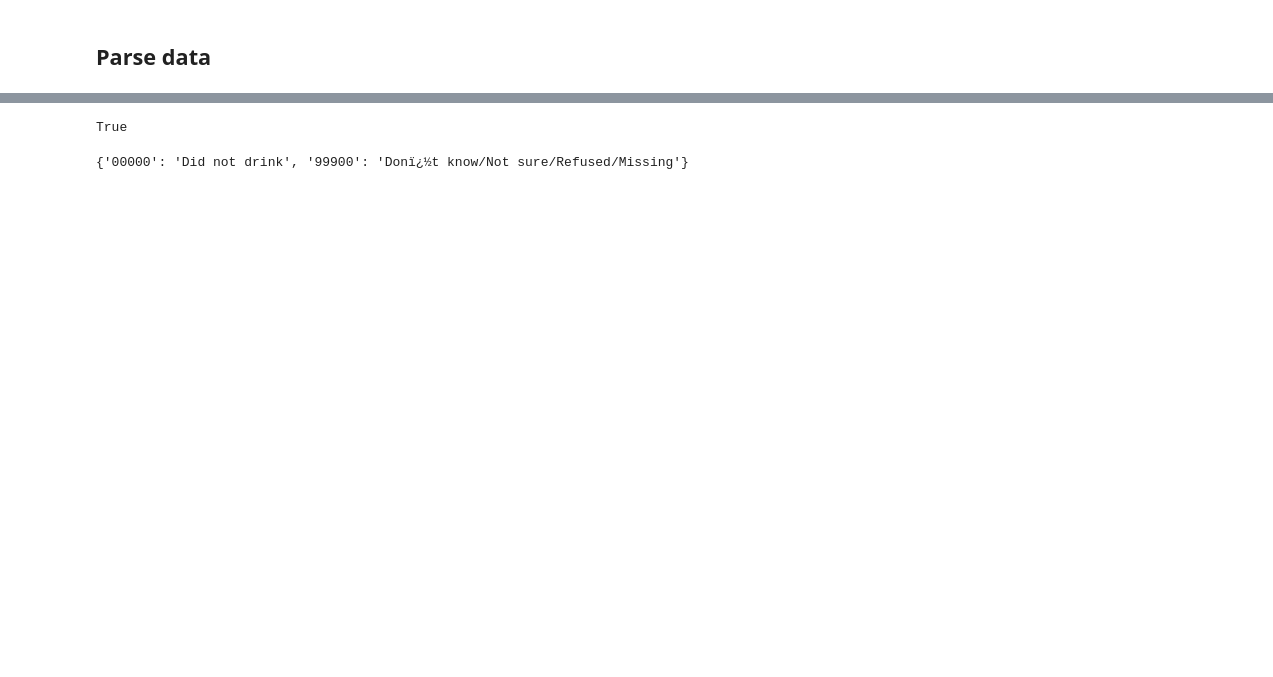
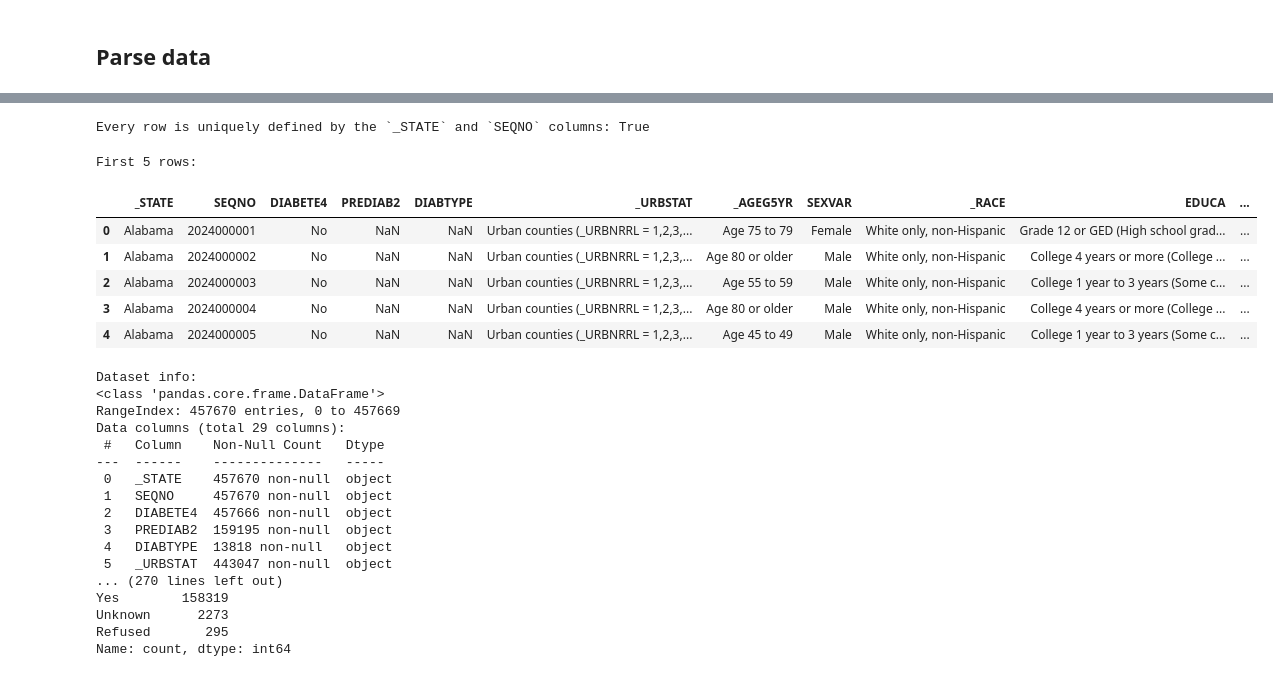
Before and after one commit to frederick-douglas-pearce/BRFSS-diabetes-2024, a Jupyter notebook: parse_raw_data.ipynb, the cells around one changed output, grey strips where cells are left out. Saved outputs shown, nothing was run; the diff lists cells and outputs as text; code cells hidden in the pictures; blank space fills up the shorter version.

```diff
--- a/parse_raw_data.ipynb
+++ b/parse_raw_data.ipynb
@@ -426,4 +417,4 @@ Name: count, dtype: int64
 # %%
-len(df) == len(df.drop_duplicates(subset=['_STATE', 'SEQNO']))
+print(f"Every row is uniquely defined by the `_STATE` and `SEQNO` columns: {len(data_df) == len(data_df.drop_duplicates(subset=['_STATE', 'SEQNO']))}")
 # %% [output]
-True
+Every row is uniquely defined by the `_STATE` and `SEQNO` columns: True
@@ -460,4 +421,36 @@ feature_labels = [
-# %%
-codebook['_DRNKWK3']
-# %% [output]
-{'00000': 'Did not drink', '99900': 'Donï¿½t know/Not sure/Refused/Missing'}
+# %%
+# Display summary of dataset
+print("\nFirst 5 rows:")
+display(data_df.head())
+
+print("\nDataset info:")
+print(data_df.info())
+
+print("\nColumn value counts:")
+for col in data_df.columns:
+    print(data_df[col].value_counts().head(10))
+# %% [output]
+First 5 rows:
+|  | _STATE | SEQNO | DIABETE4 | PREDIAB2 | DIABTYPE | _URBSTAT | _AGEG5YR | SEXVAR | _RACE | EDUCA | ... |
+| 0 | Alabama | 2024000001 | No | NaN | NaN | Urban counties (_URBNRRL = 1,2,3,... | Age 75 to 79 | Female | White only, non-Hispanic | Grade 12 or GED (High school grad... | ... |
+| 1 | Alabama | 2024000002 | No | NaN | NaN | Urban counties (_URBNRRL = 1,2,3,... | Age 80 or older | Male | White only, non-Hispanic | College 4 years or more (College ... | ... |
+| 2 | Alabama | 2024000003 | No | NaN | NaN | Urban counties (_URBNRRL = 1,2,3,... | Age 55 to 59 | Male | White only, non-Hispanic | College 1 year to 3 years (Some c... | ... |
+| 3 | Alabama | 2024000004 | No | NaN | NaN | Urban counties (_URBNRRL = 1,2,3,... | Age 80 or older | Male | White only, non-Hispanic | College 4 years or more (College ... | ... |
+| 4 | Alabama | 2024000005 | No | NaN | NaN | Urban counties (_URBNRRL = 1,2,3,... | Age 45 to 49 | Male | White only, non-Hispanic | College 1 year to 3 years (Some c... | ... |
+Dataset info:
+<class 'pandas.core.frame.DataFrame'>
+RangeIndex: 457670 entries, 0 to 457669
+Data columns (total 29 columns):
+ #   Column    Non-Null Count   Dtype
+---  ------    --------------   -----
+ 0   _STATE    457670 non-null  object
+ 1   SEQNO     457670 non-null  object
+ 2   DIABETE4  457666 non-null  object
+ 3   PREDIAB2  159195 non-null  object
+ 4   DIABTYPE  13818 non-null   object
+ 5   _URBSTAT  443047 non-null  object
+... (270 lines left out)
+Yes        158319
+Unknown      2273
+Refused       295
+Name: count, dtype: int64
```
Also changed, not shown: parts of 11 cells of this notebook.
